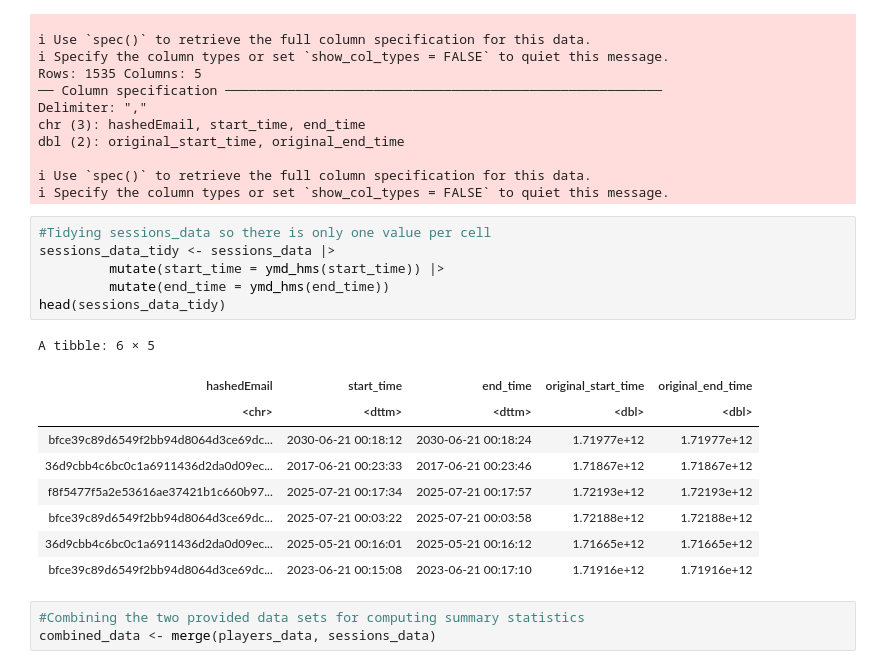
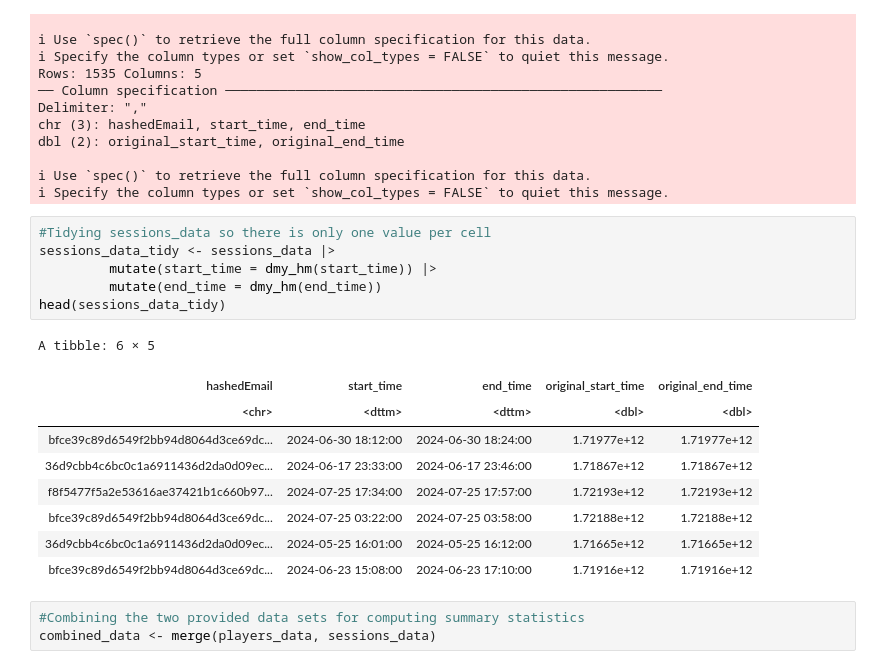
Before and after one commit to skylv777/Data_Science_Project, a Jupyter notebook: VideoGameProject.ipynb, the cells around one changed output. Saved outputs shown, nothing was run; the diff lists cells and outputs as text.

```diff
--- a/VideoGameProject.ipynb
+++ b/VideoGameProject.ipynb
@@ -77,19 +77,19 @@ dbl (2): original_start_time, original_end_time
 # %%
 #Tidying sessions_data so there is only one value per cell
 sessions_data_tidy <- sessions_data |>
-         mutate(start_time = ymd_hms(start_time)) |>
-         mutate(end_time = ymd_hms(end_time))
+         mutate(start_time = dmy_hm(start_time)) |>
+         mutate(end_time = dmy_hm(end_time))
 head(sessions_data_tidy)
 # %% [output]
 A tibble: 6 × 5
 | hashedEmail | start_time | end_time | original_start_time | original_end_time |
 | <chr> | <dttm> | <dttm> | <dbl> | <dbl> |
-| bfce39c89d6549f2bb94d8064d3ce69dc... | 2030-06-21 00:18:12 | 2030-06-21 00:18:24 | 1.71977e+12 | 1.71977e+12 |
-| 36d9cbb4c6bc0c1a6911436d2da0d09ec... | 2017-06-21 00:23:33 | 2017-06-21 00:23:46 | 1.71867e+12 | 1.71867e+12 |
-| f8f5477f5a2e53616ae37421b1c660b97... | 2025-07-21 00:17:34 | 2025-07-21 00:17:57 | 1.72193e+12 | 1.72193e+12 |
-| bfce39c89d6549f2bb94d8064d3ce69dc... | 2025-07-21 00:03:22 | 2025-07-21 00:03:58 | 1.72188e+12 | 1.72188e+12 |
-| 36d9cbb4c6bc0c1a6911436d2da0d09ec... | 2025-05-21 00:16:01 | 2025-05-21 00:16:12 | 1.71665e+12 | 1.71665e+12 |
-| bfce39c89d6549f2bb94d8064d3ce69dc... | 2023-06-21 00:15:08 | 2023-06-21 00:17:10 | 1.71916e+12 | 1.71916e+12 |
+| bfce39c89d6549f2bb94d8064d3ce69dc... | 2024-06-30 18:12:00 | 2024-06-30 18:24:00 | 1.71977e+12 | 1.71977e+12 |
+| 36d9cbb4c6bc0c1a6911436d2da0d09ec... | 2024-06-17 23:33:00 | 2024-06-17 23:46:00 | 1.71867e+12 | 1.71867e+12 |
+| f8f5477f5a2e53616ae37421b1c660b97... | 2024-07-25 17:34:00 | 2024-07-25 17:57:00 | 1.72193e+12 | 1.72193e+12 |
+| bfce39c89d6549f2bb94d8064d3ce69dc... | 2024-07-25 03:22:00 | 2024-07-25 03:58:00 | 1.72188e+12 | 1.72188e+12 |
+| 36d9cbb4c6bc0c1a6911436d2da0d09ec... | 2024-05-25 16:01:00 | 2024-05-25 16:12:00 | 1.71665e+12 | 1.71665e+12 |
+| bfce39c89d6549f2bb94d8064d3ce69dc... | 2024-06-23 15:08:00 | 2024-06-23 17:10:00 | 1.71916e+12 | 1.71916e+12 |
 # %%
 #Combining the two provided data sets for computing summary statistics
 combined_data <- merge(players_data, sessions_data)
```
Also changed, not shown: parts of 6 cells of this notebook.
